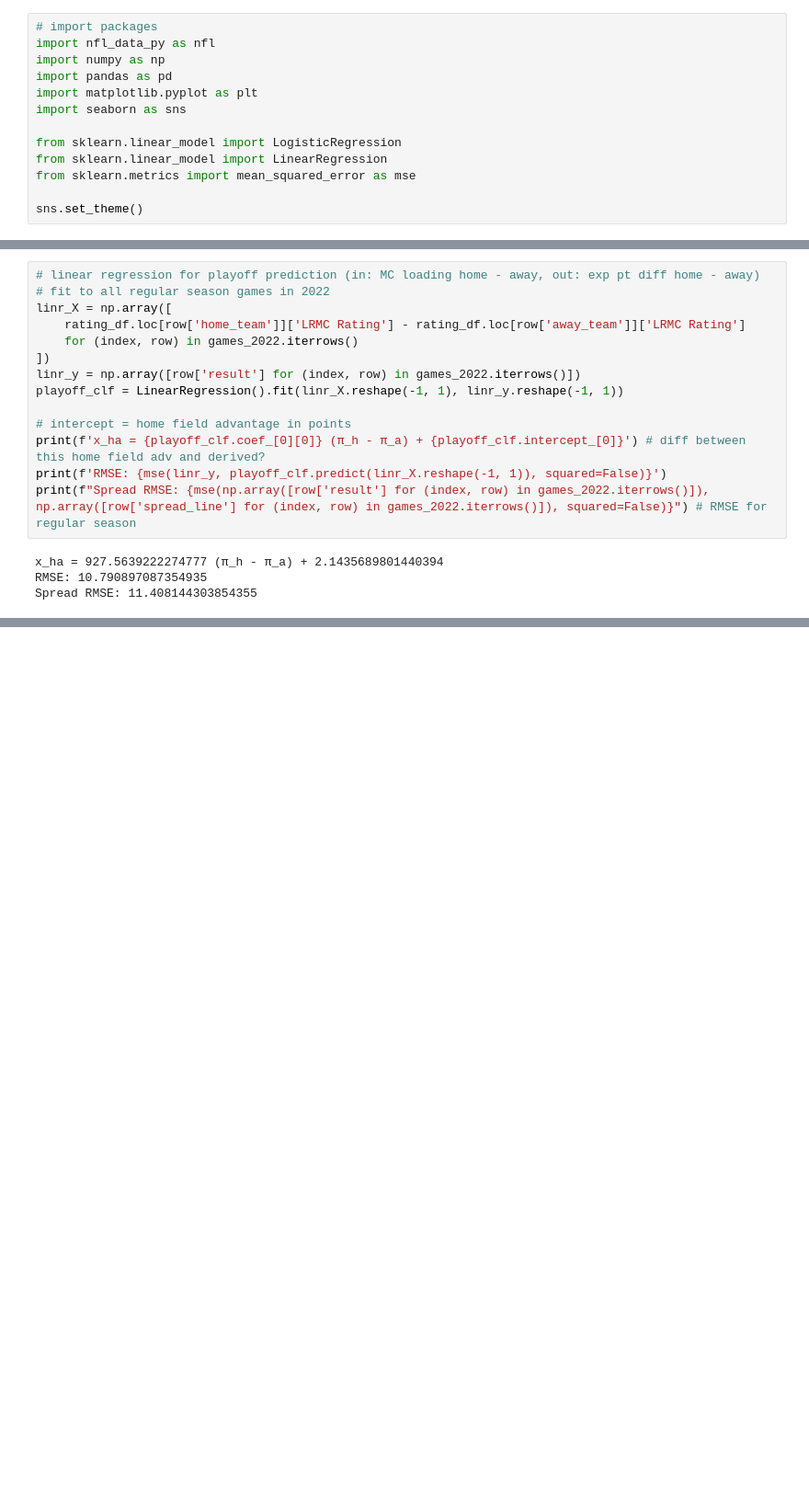
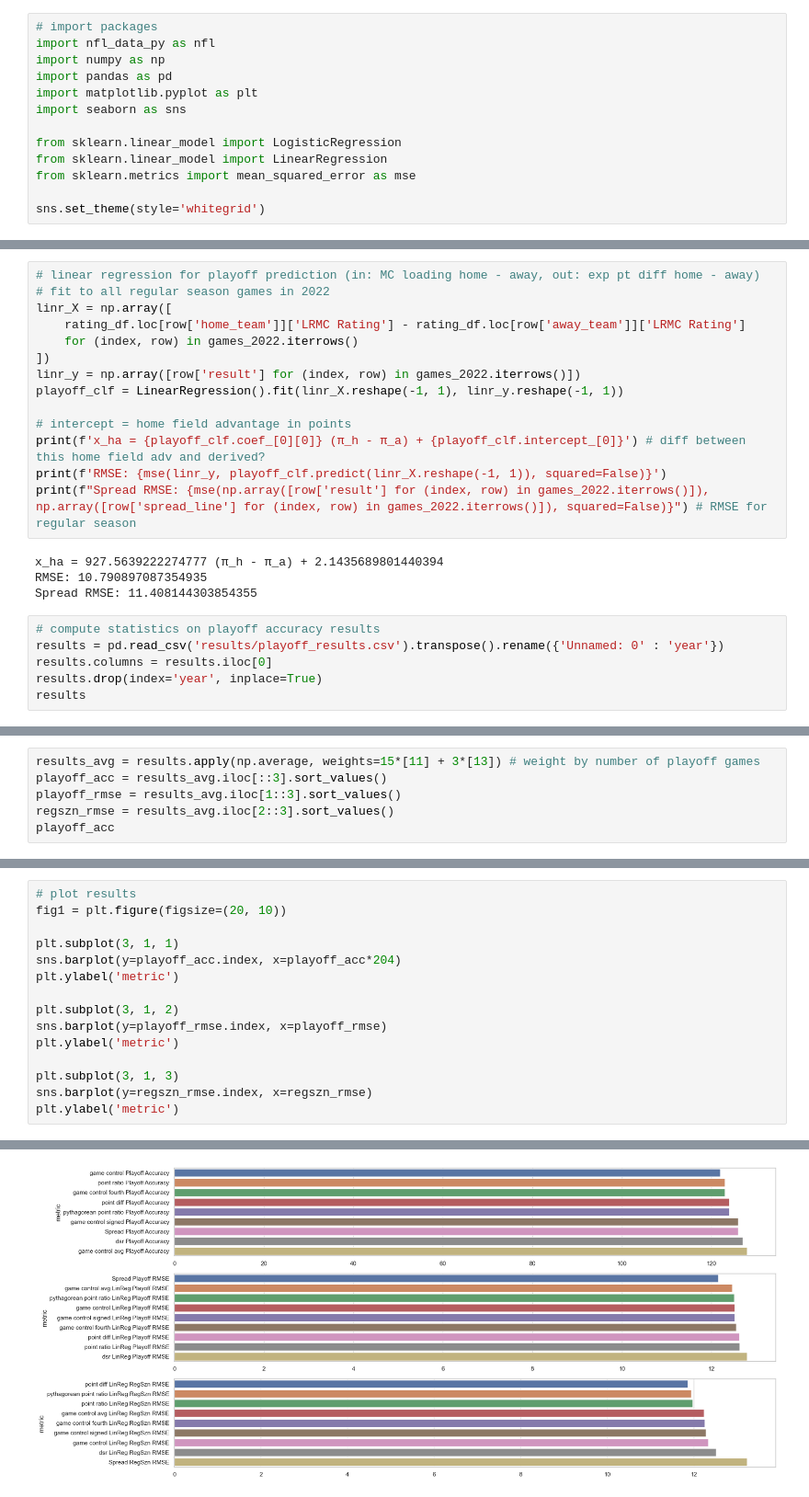
Before and after one commit to thearyanmittal/nfl-lrmc, a Jupyter notebook: flrmc.ipynb, the cells around one changed output, grey strips where cells are left out. Shown: that part at 92% size. Drawn from its saved outputs; the diff is of its cells as text; blank space fills up the shorter version.

Commit message:
compute linear regression model performance

```diff
--- a/flrmc.ipynb
+++ b/flrmc.ipynb
@@ -10,7 +10,7 @@ from sklearn.linear_model import LogisticRegression
 from sklearn.linear_model import LinearRegression
 from sklearn.metrics import mean_squared_error as mse
 
-sns.set_theme()
+sns.set_theme(style='whitegrid')
 # %%
 # set flag for which metric we are calibrating LR with
 # possible values are 'point diff', 'point ratio', 'pythagorean point ratio', 'dsr',
@@ -188,3 +188,9 @@ print(f"Spread RMSE: {mse(np.array([row['result'] for (index, row) in games_2022
 x_ha = 927.5639222274777 (π_h - π_a) + 2.1435689801440394
 RMSE: 10.790897087354935
 Spread RMSE: 11.408144303854355
+# %%
+# compute statistics on playoff accuracy results
+results = pd.read_csv('results/playoff_results.csv').transpose().rename({'Unnamed: 0' : 'year'})
+results.columns = results.iloc[0]
+results.drop(index='year', inplace=True)
+results
@@ -190,0 +216,6 @@ Spread RMSE: 11.408144303854355
+# %%
+results_avg = results.apply(np.average, weights=15*[11] + 3*[13]) # weight by number of playoff games
+playoff_acc = results_avg.iloc[::3].sort_values()
+playoff_rmse = results_avg.iloc[1::3].sort_values()
+regszn_rmse = results_avg.iloc[2::3].sort_values()
+playoff_acc
@@ -190,0 +234,16 @@ Spread RMSE: 11.408144303854355
+# %%
+# plot results
+fig1 = plt.figure(figsize=(20, 10))
+
+plt.subplot(3, 1, 1)
+sns.barplot(y=playoff_acc.index, x=playoff_acc*204)
+plt.ylabel('metric')
+
+plt.subplot(3, 1, 2)
+sns.barplot(y=playoff_rmse.index, x=playoff_rmse)
+plt.ylabel('metric')
+
+plt.subplot(3, 1, 3)
+sns.barplot(y=regszn_rmse.index, x=regszn_rmse)
+plt.ylabel('metric')
+# %% [output]
@@ -190,0 +251 @@ Spread RMSE: 11.408144303854355
+[figure, added]
```
Also changed, not shown: parts of 3 cells of this notebook, 4 other files.
